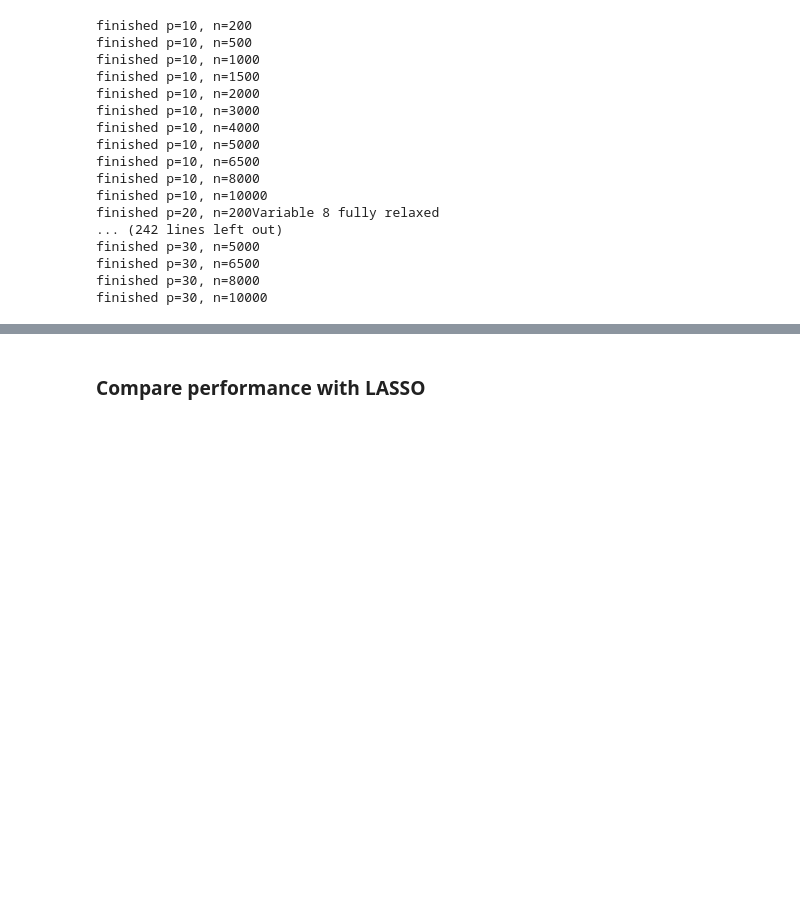
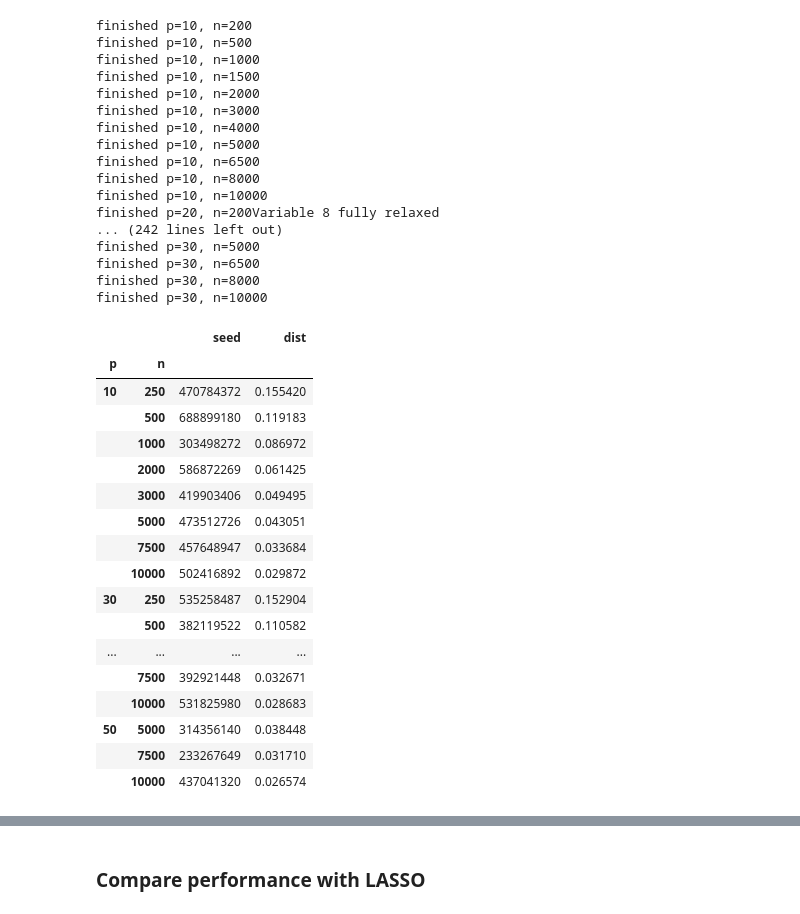
Before and after one commit to ajmaurer/Chicago-Course-Work, a Jupyter notebook: masters_paper/section4_simulations.ipynb, the cells around one changed output, grey strips where cells are left out. Saved outputs shown, nothing was run; the diff lists cells and outputs as text; code cells hidden in the pictures; blank space fills up the shorter version.

```diff
--- a/masters_paper/section4_simulations.ipynb
+++ b/masters_paper/section4_simulations.ipynb
@@ -124,4 +124,25 @@ finished p=30, n=5000
 finished p=30, n=6500
 finished p=30, n=8000
 finished p=30, n=10000
+# %%
+ distortion_data.groupby(['p','n']).mean()
+# %% [output]
+|  |  | seed | dist |
+| p | n |  |  |
+| 10 | 250 | 470784372 | 0.155420 |
+|  | 500 | 688899180 | 0.119183 |
+|  | 1000 | 303498272 | 0.086972 |
+|  | 2000 | 586872269 | 0.061425 |
+|  | 3000 | 419903406 | 0.049495 |
+|  | 5000 | 473512726 | 0.043051 |
+|  | 7500 | 457648947 | 0.033684 |
+|  | 10000 | 502416892 | 0.029872 |
+| 30 | 250 | 535258487 | 0.152904 |
+|  | 500 | 382119522 | 0.110582 |
+| ... | ... | ... | ... |
+|  | 7500 | 392921448 | 0.032671 |
+|  | 10000 | 531825980 | 0.028683 |
+| 50 | 5000 | 314356140 | 0.038448 |
+|  | 7500 | 233267649 | 0.031710 |
+|  | 10000 | 437041320 | 0.026574 |
 # %%
```
Also changed, not shown: parts of 2 cells of this notebook, 3 other files.
